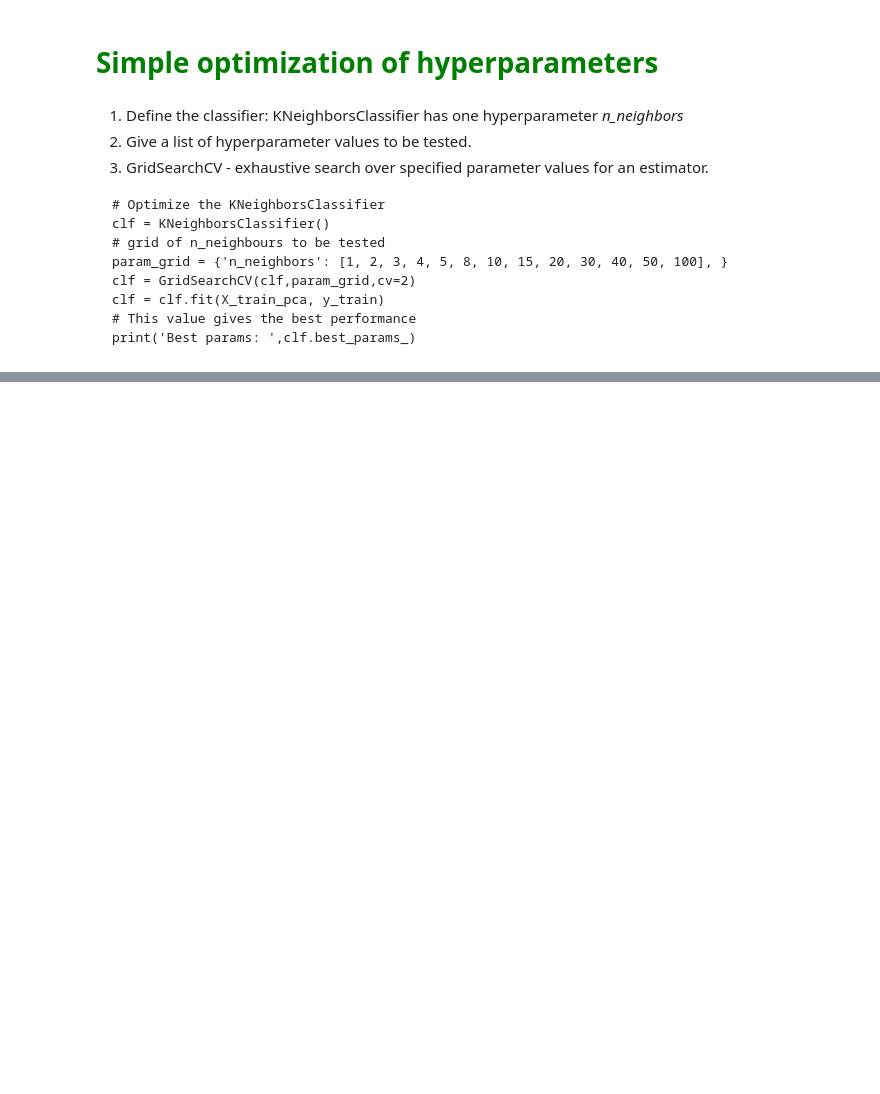
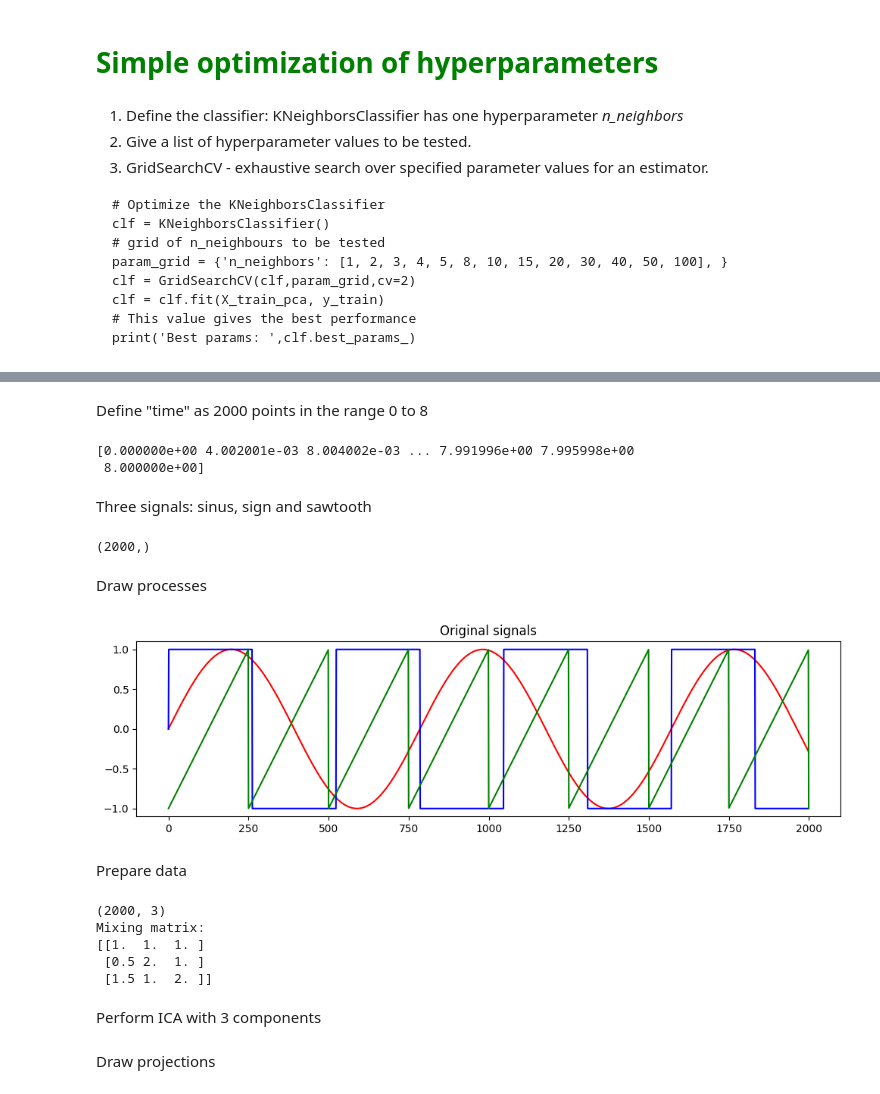
Before and after one commit to marcinwolter/MachineLearning-KISD-2024, a Jupyter notebook: lecture2.ipynb, the cells around one changed output, grey strips where cells are left out. Saved outputs shown, nothing was run; the diff lists cells and outputs as text; code cells hidden in the pictures; blank space fills up the shorter version.

```diff
--- a/lecture2.ipynb
+++ b/lecture2.ipynb
@@ -1323,0 +1085,69 @@ print('Best params: ',clf.best_params_)
+# %% [markdown]
+Define "time" as 2000 points in the range 0 to 8
+# %%
+np.random.seed(0)
+n_samples = 2000
+time = np.linspace(0, 8, n_samples)
+print(time)
+# %% [output]
+[0.000000e+00 4.002001e-03 8.004002e-03 ... 7.991996e+00 7.995998e+00
+ 8.000000e+00]
+# %% [markdown]
+Three signals: sinus, sign and sawtooth
+# %%
+s1 = np.sin(2 * time)  # sinus
+#s1 = np.sign(np.sin(3 * time))*np.sin(2 * time)
+s2 = np.sign(np.sin(3 * time))  # sign
+#s2 = np.sign(np.sin(3 * time))*np.cos(2*time)
+s3 = signal.sawtooth(2 * np.pi * time) # sawtooth
+#s3 = signal.sawtooth(2 * np.pi * time)*np.sin(6 * time) # sawtooth
+print(s1.shape)
+# %% [output]
+(2000,)
+# %% [markdown]
+Draw processes
+# %%
+plt.figure(figsize=(12,3))
+
+
+
+names = ["Original signals"]
+
+colors = ['red', 'blue', 'green']
+
+plt.title(names[0])
+plt.plot(s1, colors[0])
+plt.plot(s2, colors[1])
+plt.plot(s3, colors[2])
+
+plt.show()
+# %% [output]
+[figure, added]
+# %% [markdown]
+Prepare data
+# %%
+# Concatenate, out of three (2000,1) arrays build one (2000,3) array
+S = np.c_[s1, s2, s3]
+print(S.shape)
+# Adding some noise
+S += 0.1 * np.random.normal(size=S.shape)
+# Normalize - divide by the standard deviation
+S /= S.std(axis=0)
+
+# A is an arbitrary mixing matrix. We should recover it using ICA
+A = np.array([[1, 1, 1], [0.5, 2, 1.0], [1.5, 1.0, 2.0]])
+# Identity matrix - no mixing
+#A = np.array([[1, 0, 0], [0, 1, 0], [0, 0, 1]])
+print("Mixing matrix: ")
+print(A)
+
+# Multiply S by the mixing matrix
+X = np.dot(S, A)
+# %% [output]
+(2000, 3)
+Mixing matrix:
+[[1.  1.  1. ]
+ [0.5 2.  1. ]
+ [1.5 1.  2. ]]
+# %% [markdown]
+Perform ICA with 3 components
@@ -1323,0 +1158,2 @@ print('Best params: ',clf.best_params_)
+# %% [markdown]
+Draw projections
```
Also changed, not shown: parts of 60 cells of this notebook.
